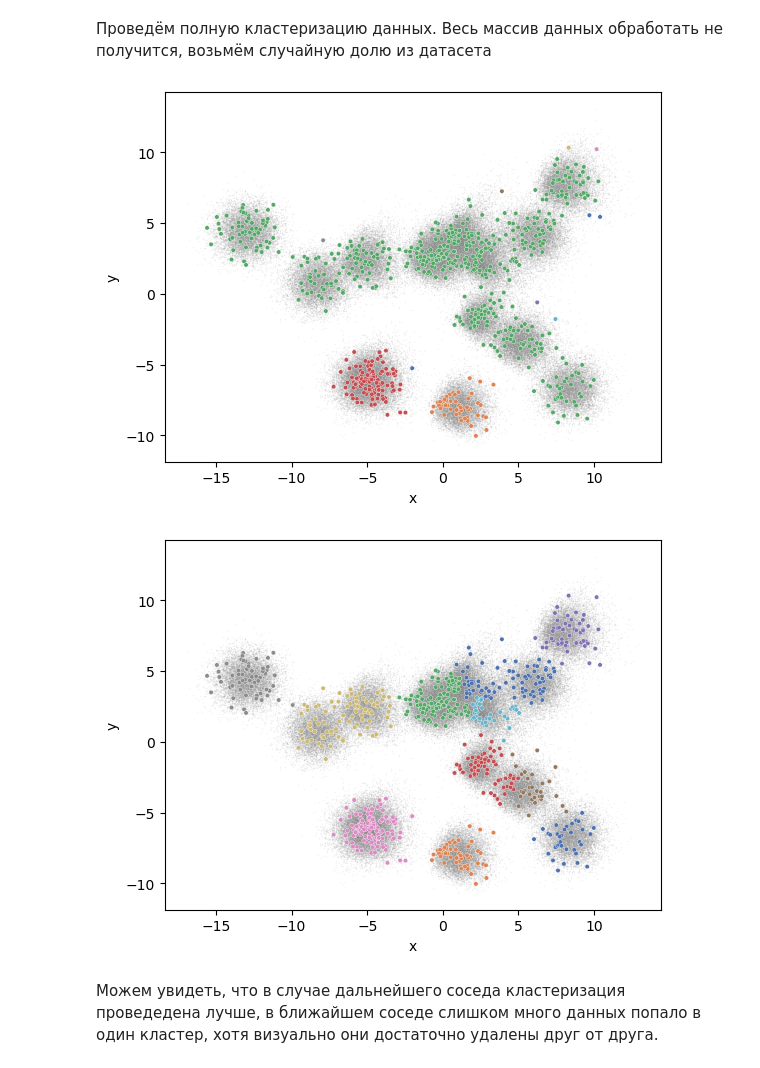
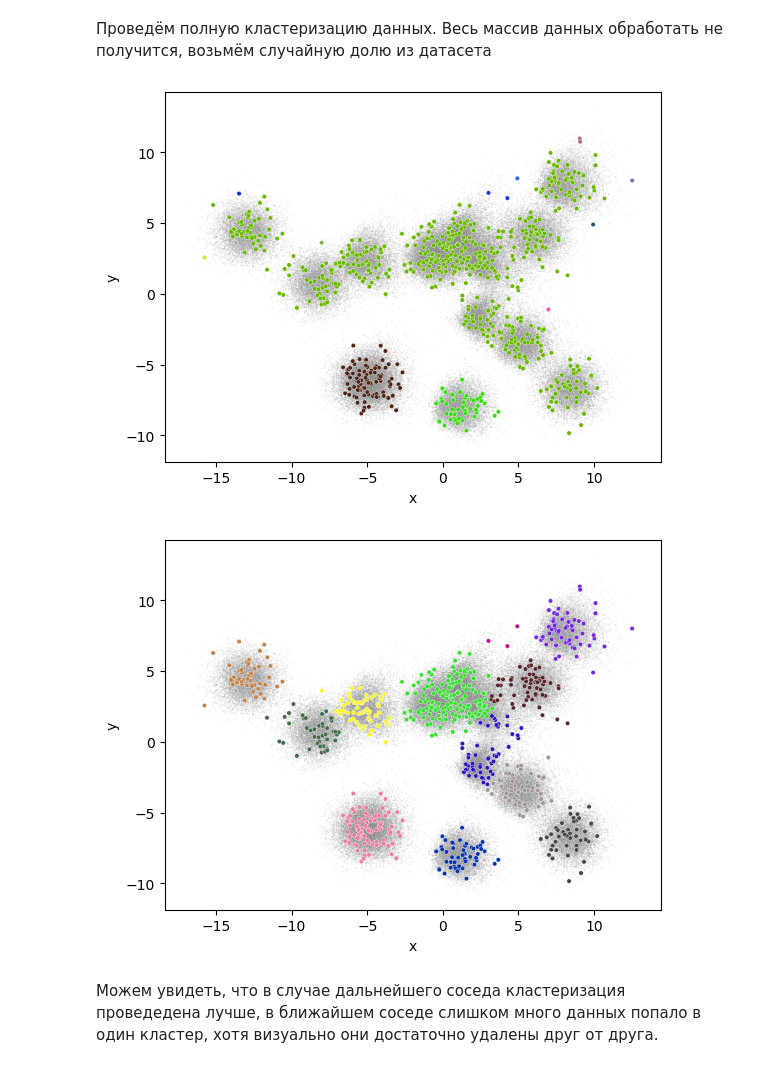
Before and after one commit to EHAT32/mathModelling, a Jupyter notebook: hw1/hw1.ipynb, the cells around one changed output. Saved outputs shown, nothing was run; the diff lists cells and outputs as text; code cells hidden in the pictures.

```diff
--- a/hw1/hw1.ipynb
+++ b/hw1/hw1.ipynb
@@ -201,11 +198,16 @@ k = 11
+# %%
+with open('objs.pkl', 'rb') as f:  # Python 3: open(..., 'rb')
+    cluster_single, cluster_complete, indices = pickle.load(f)
 # %%
 # cluster_single = clustering.single_linkage(compressed_data[indices])
 # %%
 # cluster_complete = clustering.complete_linkage(compressed_data[indices])
 # %%
-with open('objs.pkl', 'rb') as f:  # Python 3: open(..., 'rb')
-    cluster_single, cluster_complete = pickle.load(f)
+# import pickle
+with open('objs.pkl', 'wb') as f:
+    pickle.dump([cluster_single, cluster_complete, indices], f)
 # %%
+k=12
 single_labels = clustering.bfs_k_classes_split(cluster_single, k)
 # %%
 complete_labels = clustering.bfs_k_classes_split(cluster_complete, k)
@@ -216,6 +214,7 @@ complete_labels = clustering.bfs_k_classes_split(cluster_complete, k)
 # %%
 small_df_single = pd.DataFrame(compressed_data[indices])
 small_df_single['label'] = single_labels
+small_df_single = small_df_single.rename(columns={'0' : 'x', '1' : 'y'})
 small_df_single.to_csv('single.csv')
 # %%
 small_df_complete = pd.DataFrame(compressed_data[indices])
@@ -223,16 +223,22 @@ small_df_complete['label'] = complete_labels
 small_df_complete.to_csv('complete.csv')
 # %%
+np.random.seed(1)
+colors = {label: (np.random.rand(), np.random.rand(), np.random.rand()) for label in small_df_single['label'].unique()}
+small_df_single['color'] = small_df_single['label'].map(colors)
 all_data = sns.scatterplot(data=df, color='gray', x='x', y='y', s = 1, alpha=0.1)
-ax = sns.scatterplot(data=small_df_single, x =0, y=1, hue='label', palette='deep', s=10)
-ax.get_legend().remove()
+ax = sns.scatterplot(data=small_df_single, x =0, y=1, color=small_df_single['color'],  s=10)
+# ax.get_legend().remove()
 # %% [output]
-[figure, old version]
+[figure, new version]
 # %%
+np.random.seed(5)
+colors = {label: (np.random.rand(), np.random.rand(), np.random.rand()) for label in small_df_complete['label'].unique()}
+small_df_complete['color'] = small_df_complete['label'].map(colors)
 all_data = sns.scatterplot(data=df, color='gray', x='x', y='y', s = 1, alpha=0.1)
-ax = sns.scatterplot(data=small_df_complete, x =0, y=1, hue='label', palette='deep', s=10)
-ax.get_legend().remove()
+ax = sns.scatterplot(data=small_df_complete, x =0, y=1, color=small_df_complete['color'],  s=10)
+# ax.get_legend().remove()
 # %% [output]
-[figure, old version]
+[figure, new version]
 # %% [markdown]
 Можем увидеть, что в случае дальнейшего соседа кластеризация проведедена лучше, в ближайшем соседе слишком много данных попало в один кластер, хотя визуально они достаточно удалены друг от друга.
 # %% [markdown]
```
Also changed, not shown: parts of 21 cells of this notebook.
